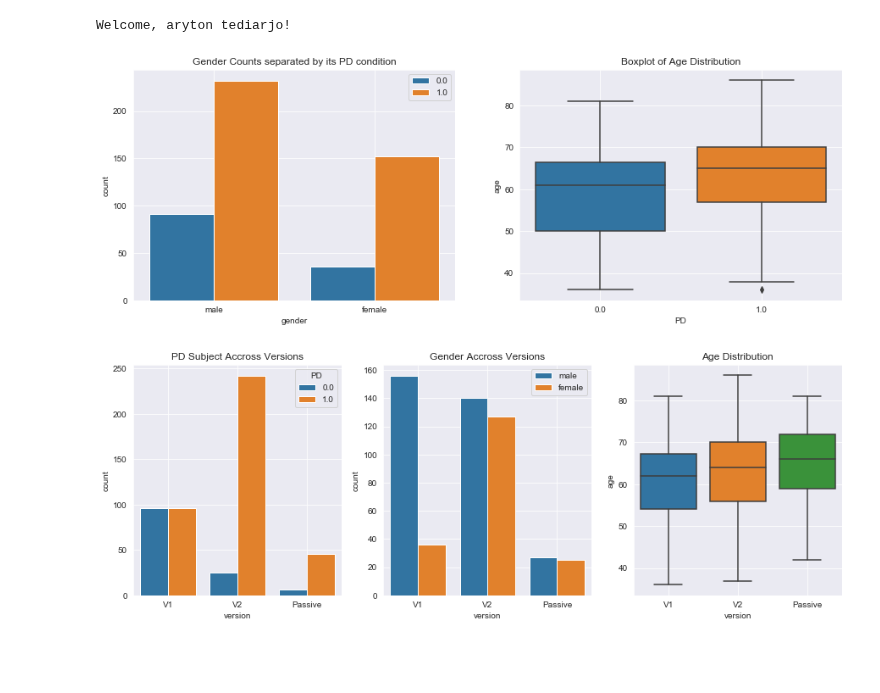
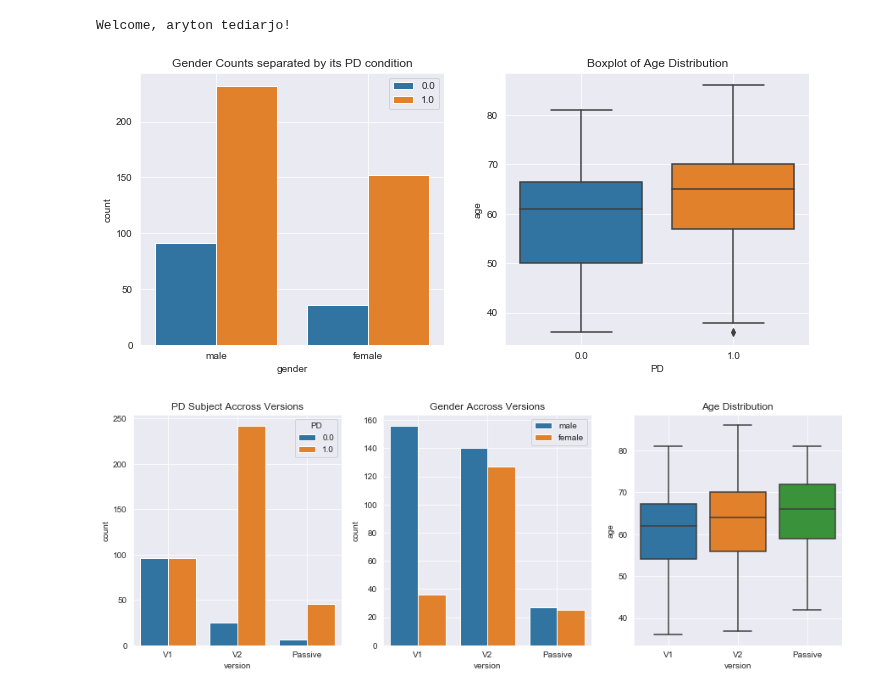
Before and after one commit to arytontediarjo/mPower-Analysis, a Jupyter notebook: Feature-analysis-notebook/distribution_viz.ipynb, the cells around one changed output. Saved outputs shown, nothing was run; the diff lists cells and outputs as text; code cells hidden in the pictures; blank space fills up the shorter version.

```diff
--- a/Feature-analysis-notebook/distribution_viz.ipynb
+++ b/Feature-analysis-notebook/distribution_viz.ipynb
@@ -70,21 +70,21 @@ Welcome, aryton tediarjo!
 # %%
 fig, axes = plt.subplots(nrows = 1, ncols = 2)
 
 
 sns.countplot(data["gender"], hue = data["PD"], ax = axes[0])
 axes[0].legend()
 axes[0].set_title("Gender Counts separated by its PD condition")
 axes[0].grid()
-axes[0].figure.set_size_inches(15,5)
+axes[0].figure.set_size_inches(12,5)
 
 
 sns.boxplot(x = data["PD"], y = data["age"], ax = axes[1])
 axes[1].set_title("Boxplot of Age Distribution")
-axes[1].figure.set_size_inches(15,5)
+axes[1].figure.set_size_inches(12,5)
 axes[1].grid()
 plt.show()
 # %% [output]
-[figure, old version]
+[figure, new version]
 # %%
 fig, axes = plt.subplots(nrows = 1, ncols = 3)
 
```
Also changed, not shown: 3 other files.
